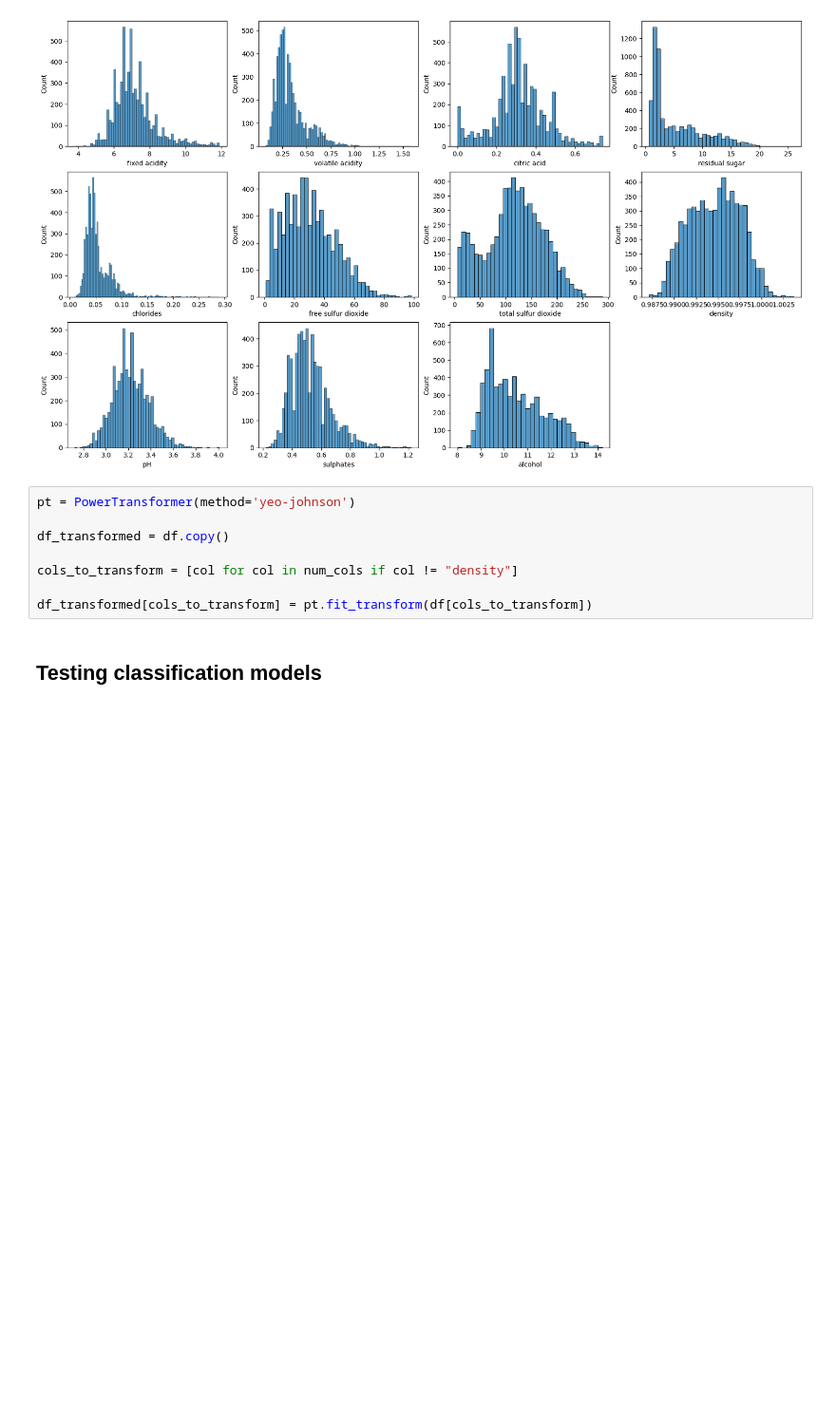
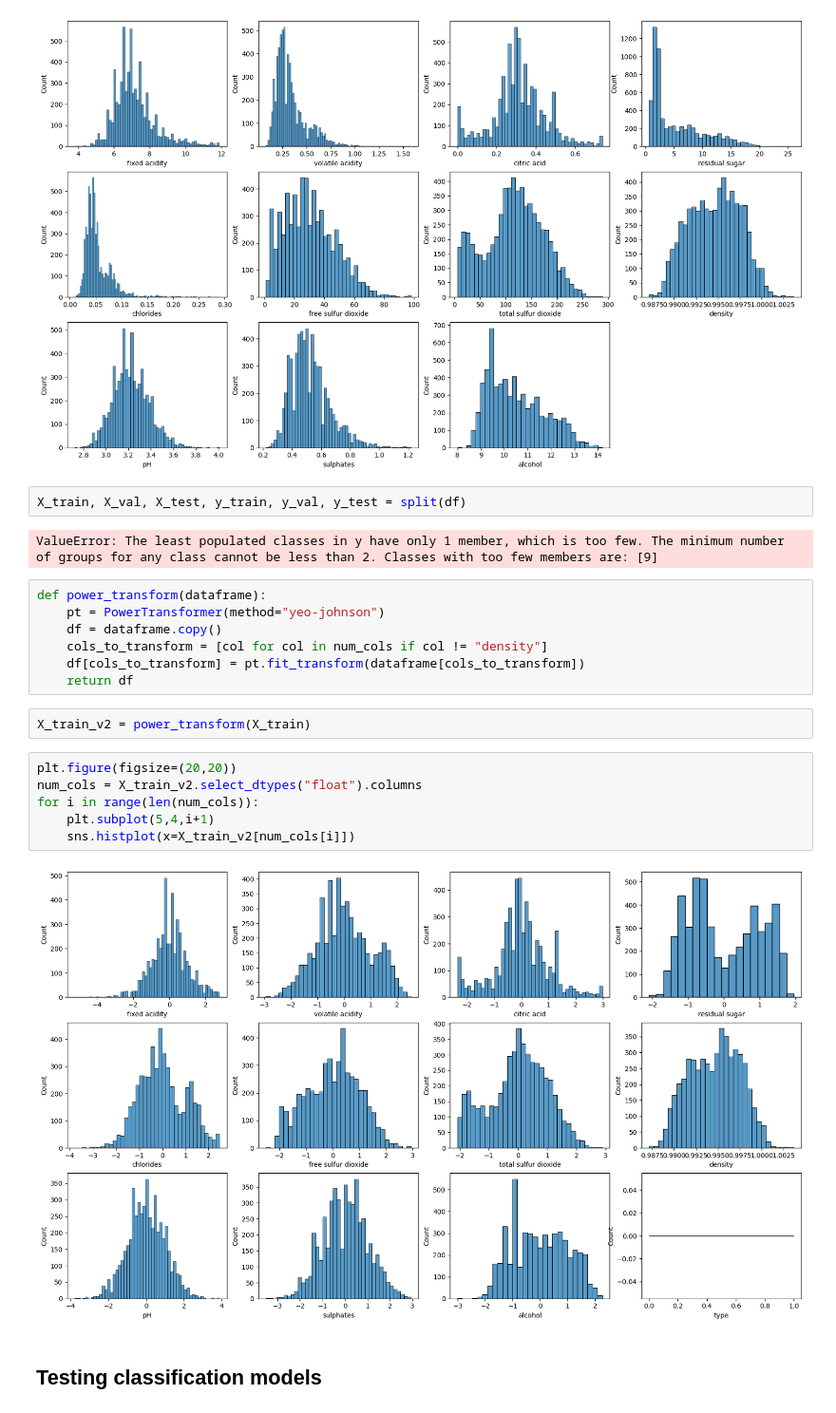
Before and after one commit to LeonardoStabile1/Wine-Quality-Classifier, a Jupyter notebook: notebooks/notebook.ipynb, the cells around one changed output. Shown at 95% size. Cells and saved outputs as stored; diff of their text form; blank space fills up the shorter version.

```diff
--- a/notebooks/notebook.ipynb
+++ b/notebooks/notebook.ipynb
@@ -210,13 +209,26 @@ for i in range(len(num_cols)):
     sns.histplot(x=dataframe[num_cols[i]])
 # %% [output]
 [figure]
-# %%
-pt = PowerTransformer(method='yeo-johnson')
-
-df_transformed = df.copy()
-
-cols_to_transform = [col for col in num_cols if col != "density"]
-
-df_transformed[cols_to_transform] = pt.fit_transform(df[cols_to_transform])
+# %%
+X_train, X_val, X_test, y_train, y_val, y_test = split(df)
+# %% [output]
+ValueError: The least populated classes in y have only 1 member, which is too few. The minimum number of groups for any class cannot be less than 2. Classes with too few members are: [9]
+# %%
+def power_transform(dataframe):
+    pt = PowerTransformer(method="yeo-johnson")
+    df = dataframe.copy()
+    cols_to_transform = [col for col in num_cols if col != "density"]
+    df[cols_to_transform] = pt.fit_transform(dataframe[cols_to_transform])
+    return df
+# %%
+X_train_v2 = power_transform(X_train)
+# %%
+plt.figure(figsize=(20,20))
+num_cols = X_train_v2.select_dtypes("float").columns
+for i in range(len(num_cols)):
+    plt.subplot(5,4,i+1)
+    sns.histplot(x=X_train_v2[num_cols[i]])
+# %% [output]
+[figure, added]
 # %% [markdown]
 ## Testing classification models
```
Also changed, not shown: parts of 6 cells of this notebook.
